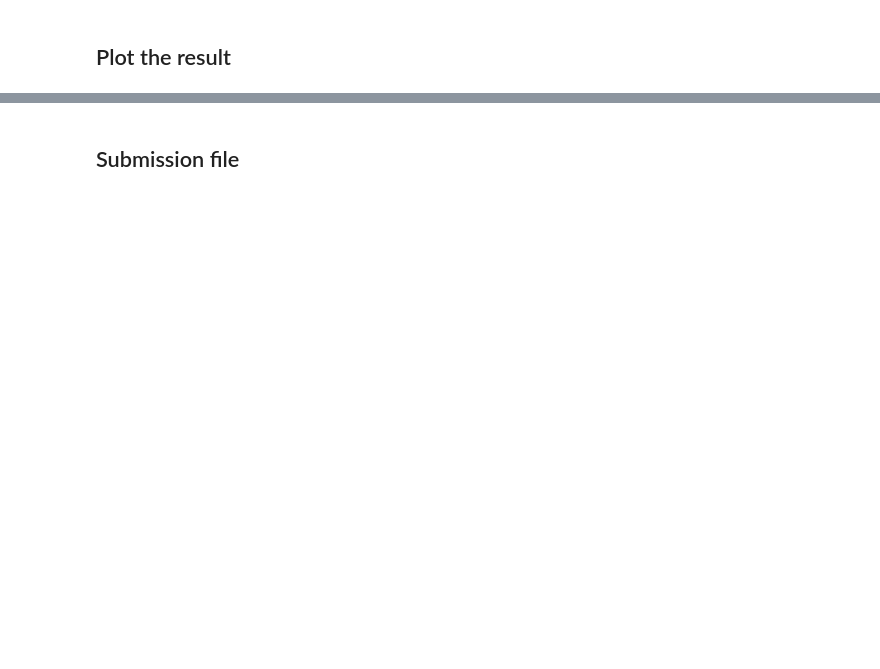
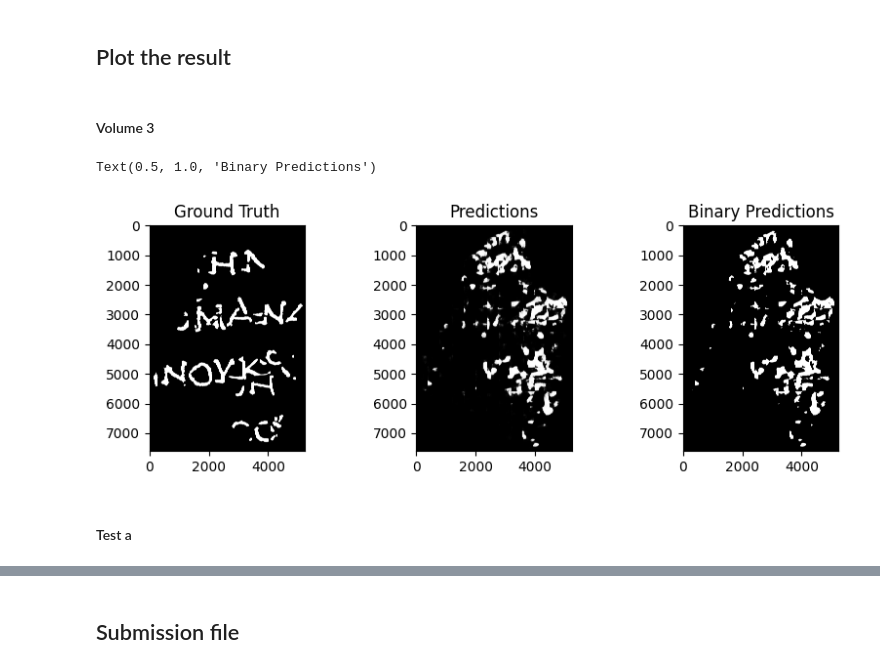
Before and after one commit to sudoLife/vesuvius-challenge, a Jupyter notebook: predict-on-test-set.ipynb, the cells around one changed output, grey strips where cells are left out. Drawn from its saved outputs; the diff is of its cells as text; code cells hidden in the pictures; blank space fills up the shorter version.

```diff
--- a/predict-on-test-set.ipynb
+++ b/predict-on-test-set.ipynb
@@ -142,11 +100,18 @@ threshold = 0.95
+# %% [markdown]
+#### Volume 3
 # %%
-# threshold=0.95
-# fig, axs = plt.subplots(1,3, figsize=(10,3))
-# axs[0].imshow(labels_3,cmap='gray')
-# axs[0].set_title("Ground Truth")
-# axs[1].imshow(all_pred,cmap='gray')
-# axs[1].set_title("Predictions")
-# axs[2].imshow(all_pred>threshold,cmap='gray')
-# axs[2].set_title(f'Binary Predictions')
-# plt.savefig(f'resnet18-800p-4b-50epoch-threshold-{threshold}-volume-3-compare.svg')
+threshold = 0.5
+fig, axs = plt.subplots(1, 3, figsize=(10, 3))
+axs[0].imshow(labels_3, cmap='gray')
+axs[0].set_title("Ground Truth")
+axs[1].imshow(all_pred_3, cmap='gray')
+axs[1].set_title("Predictions")
+axs[2].imshow(all_pred_3 > threshold, cmap='gray')
+axs[2].set_title(f'Binary Predictions')
+# plt.savefig(f'imgs/{CHECKPOINT_NAME}-threshold-{threshold}-volume-3-compare.svg')
+# %% [output]
+Text(0.5, 1.0, 'Binary Predictions')
+[figure, added]
+# %% [markdown]
+#### Test a
 # %%
```
Also changed, not shown: parts of 22 cells of this notebook.
